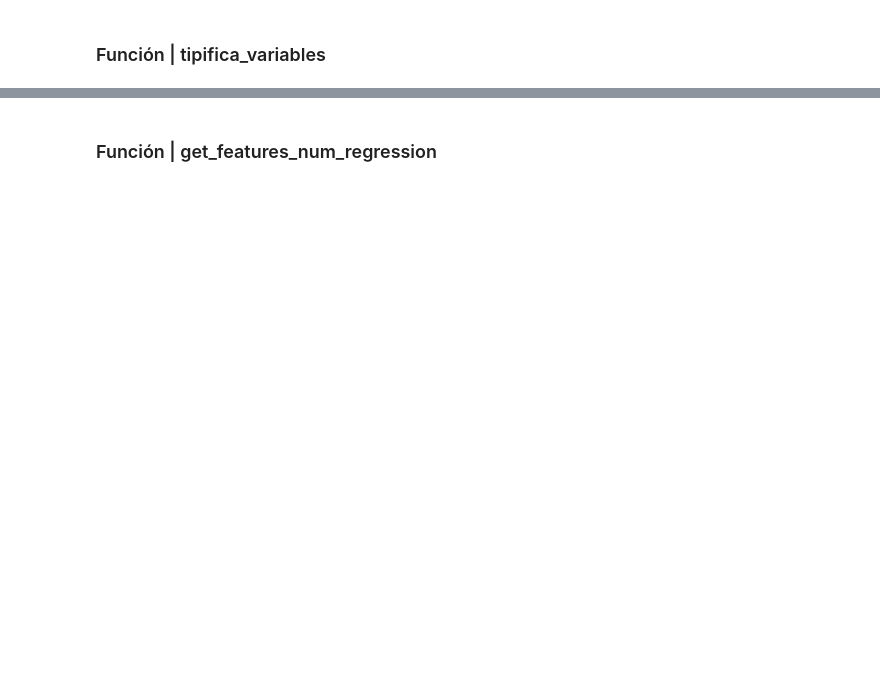
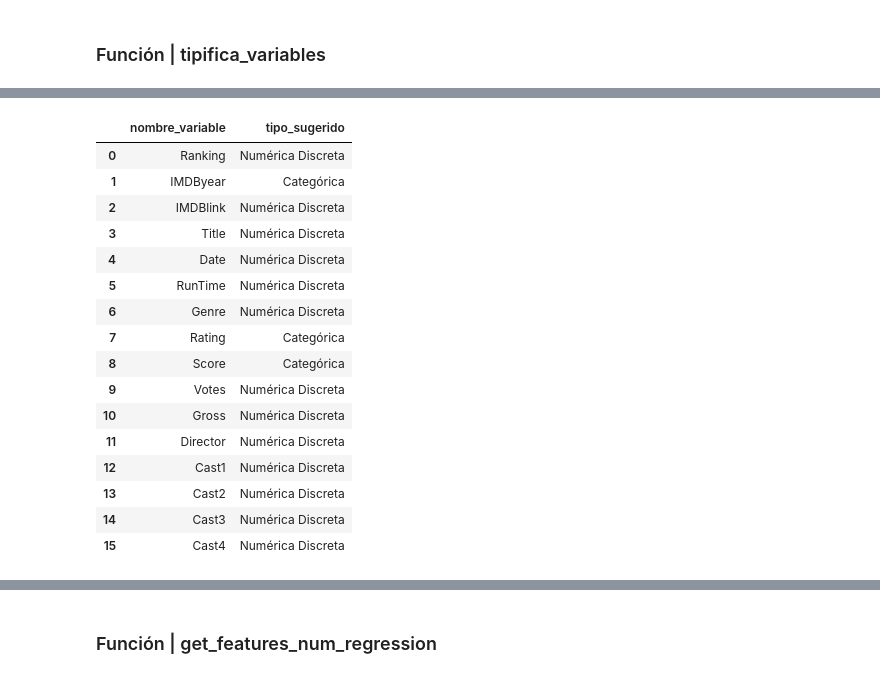
Before and after one commit to marosor/ML_Toolbox, a Jupyter notebook: Team_Challenge/Toolbox_ML/Codigo_Ejemplo_Toolbox_ML.ipynb, the cells around one changed output, grey strips where cells are left out. Cells and saved outputs as stored; diff of their text form; code cells hidden in the pictures; blank space fills up the shorter version.

```diff
--- a/Team_Challenge/Toolbox_ML/Codigo_Ejemplo_Toolbox_ML.ipynb
+++ b/Team_Challenge/Toolbox_ML/Codigo_Ejemplo_Toolbox_ML.ipynb
@@ -30,0 +179,22 @@ boston = pd.read_csv("./data/obligatoria_hard.csv", sep = "|")
+# %%
+tipifica_variables(pelis, umbral_categoria = 50, umbral_continua = 60)
+# Escorrecto que genre califique como numérica? Y que rating y score sean categóricas? Cómo procesará
+# numéricamente las categorías que son strings?
+# %% [output]
+|  | nombre_variable | tipo_sugerido |
+| 0 | Ranking | Numérica Discreta |
+| 1 | IMDByear | Categórica |
+| 2 | IMDBlink | Numérica Discreta |
+| 3 | Title | Numérica Discreta |
+| 4 | Date | Numérica Discreta |
+| 5 | RunTime | Numérica Discreta |
+| 6 | Genre | Numérica Discreta |
+| 7 | Rating | Categórica |
+| 8 | Score | Categórica |
+| 9 | Votes | Numérica Discreta |
+| 10 | Gross | Numérica Discreta |
+| 11 | Director | Numérica Discreta |
+| 12 | Cast1 | Numérica Discreta |
+| 13 | Cast2 | Numérica Discreta |
+| 14 | Cast3 | Numérica Discreta |
+| 15 | Cast4 | Numérica Discreta |
```
Also changed, not shown: parts of 37 cells of this notebook, 3 other files.
